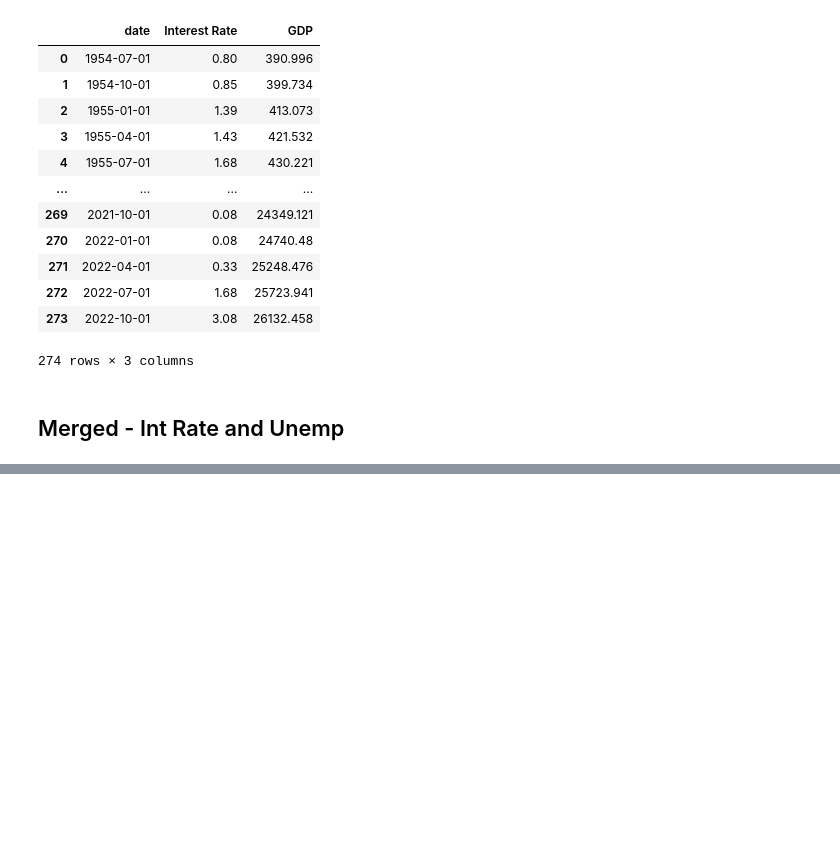
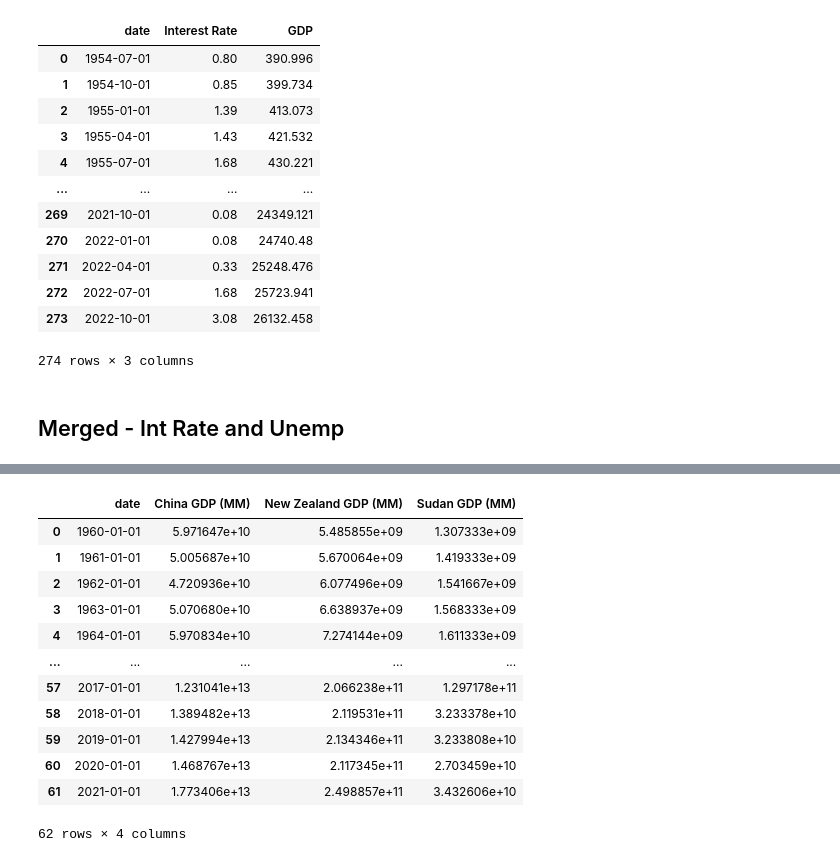
Before and after one commit to Lionta/Project-1, a Jupyter notebook: FRED_data_merged.ipynb, the cells around one changed output, grey strips where cells are left out. Saved outputs shown, nothing was run; the diff lists cells and outputs as text; code cells hidden in the pictures; blank space fills up the shorter version.

```diff
--- a/FRED_data_merged.ipynb
+++ b/FRED_data_merged.ipynb
@@ -182,0 +218,4 @@ merged_int_unemp_df
+# %%
+nz_gdp_df = pd.DataFrame(nz_gdp_response["observations"])
+nz_gdp_df = nz_gdp_df[["date", "value"]]
+nz_gdp_df.rename(columns={"value": "New Zealand GDP"})
@@ -182,0 +272,16 @@ merged_int_unemp_df
+# %%
+merged_countries_df
+# %% [output]
+|  | date | China GDP (MM) | New Zealand GDP (MM) | Sudan GDP (MM) |
+| 0 | 1960-01-01 | 5.971647e+10 | 5.485855e+09 | 1.307333e+09 |
+| 1 | 1961-01-01 | 5.005687e+10 | 5.670064e+09 | 1.419333e+09 |
+| 2 | 1962-01-01 | 4.720936e+10 | 6.077496e+09 | 1.541667e+09 |
+| 3 | 1963-01-01 | 5.070680e+10 | 6.638937e+09 | 1.568333e+09 |
+| 4 | 1964-01-01 | 5.970834e+10 | 7.274144e+09 | 1.611333e+09 |
+| ... | ... | ... | ... | ... |
+| 57 | 2017-01-01 | 1.231041e+13 | 2.066238e+11 | 1.297178e+11 |
+| 58 | 2018-01-01 | 1.389482e+13 | 2.119531e+11 | 3.233378e+10 |
+| 59 | 2019-01-01 | 1.427994e+13 | 2.134346e+11 | 3.233808e+10 |
+| 60 | 2020-01-01 | 1.468767e+13 | 2.117345e+11 | 2.703459e+10 |
+| 61 | 2021-01-01 | 1.773406e+13 | 2.498857e+11 | 3.432606e+10 |
+62 rows × 4 columns
```
Also changed, not shown: parts of 12 cells of this notebook, 6 other files.
